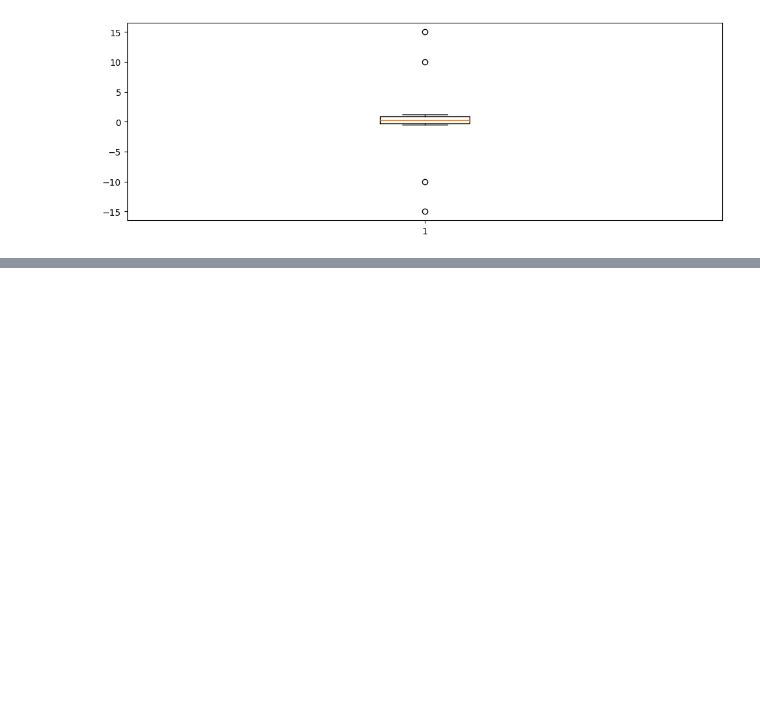
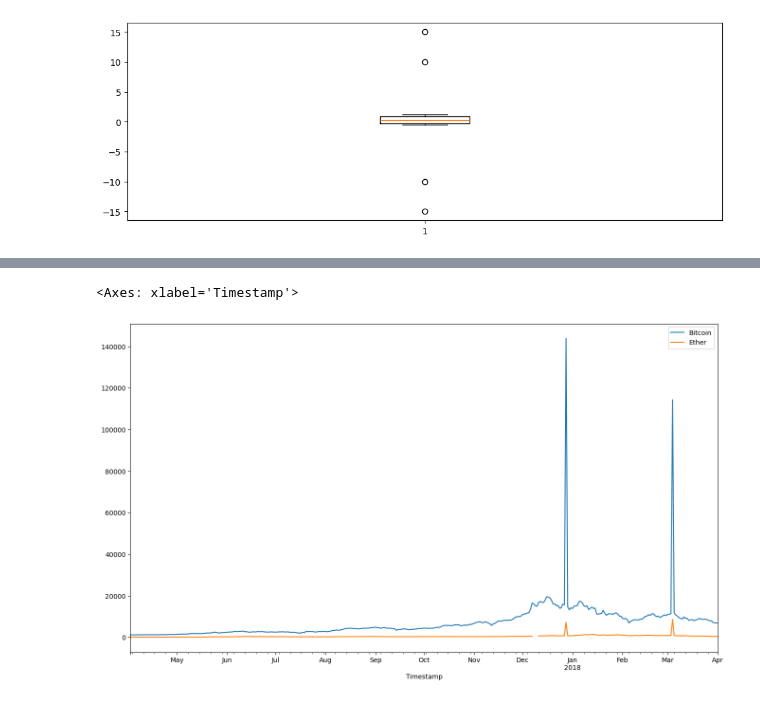
Before and after one commit to depa-tto/Python-course, a Jupyter notebook: ds_course.ipynb, the cells around one changed output, grey strips where cells are left out. Cells and saved outputs as stored; diff of their text form; code cells hidden in the pictures; blank space fills up the shorter version.

Commit message:
df_course

```diff
--- a/ds_course.ipynb
+++ b/ds_course.ipynb
@@ -3090,0 +3093,6 @@ plt.boxplot(values)
+# %%
+df = pd.read_csv(
+    'https://raw.githubusercontent.com/depa-tto/Python-course/main/btc-eth-prices-outliers.csv',
+    index_col=0,
+    parse_dates=True
+)
@@ -3090,0 +3109,5 @@ plt.boxplot(values)
+# %%
+df.plot(figsize=(16, 9))
+# %% [output]
+<Axes: xlabel='Timestamp'>
+[figure, added]
```
Also changed, not shown: parts of 49 cells of this notebook.
